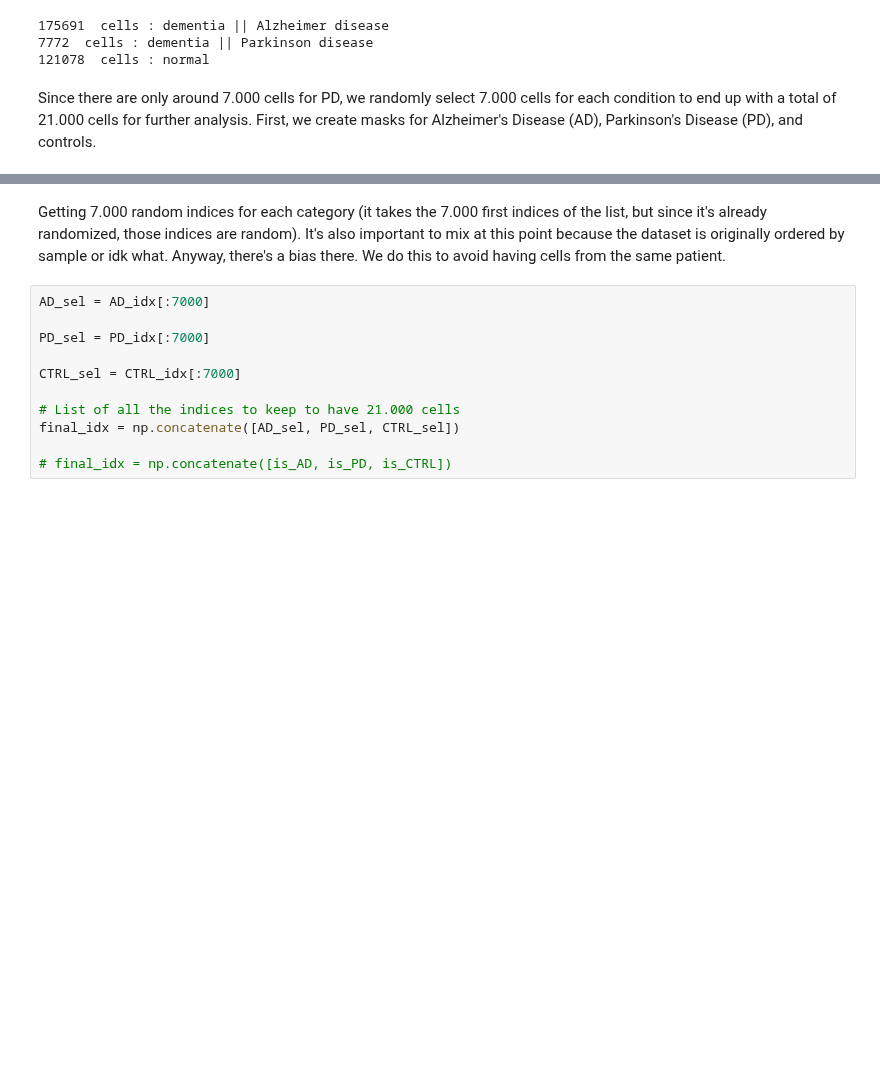
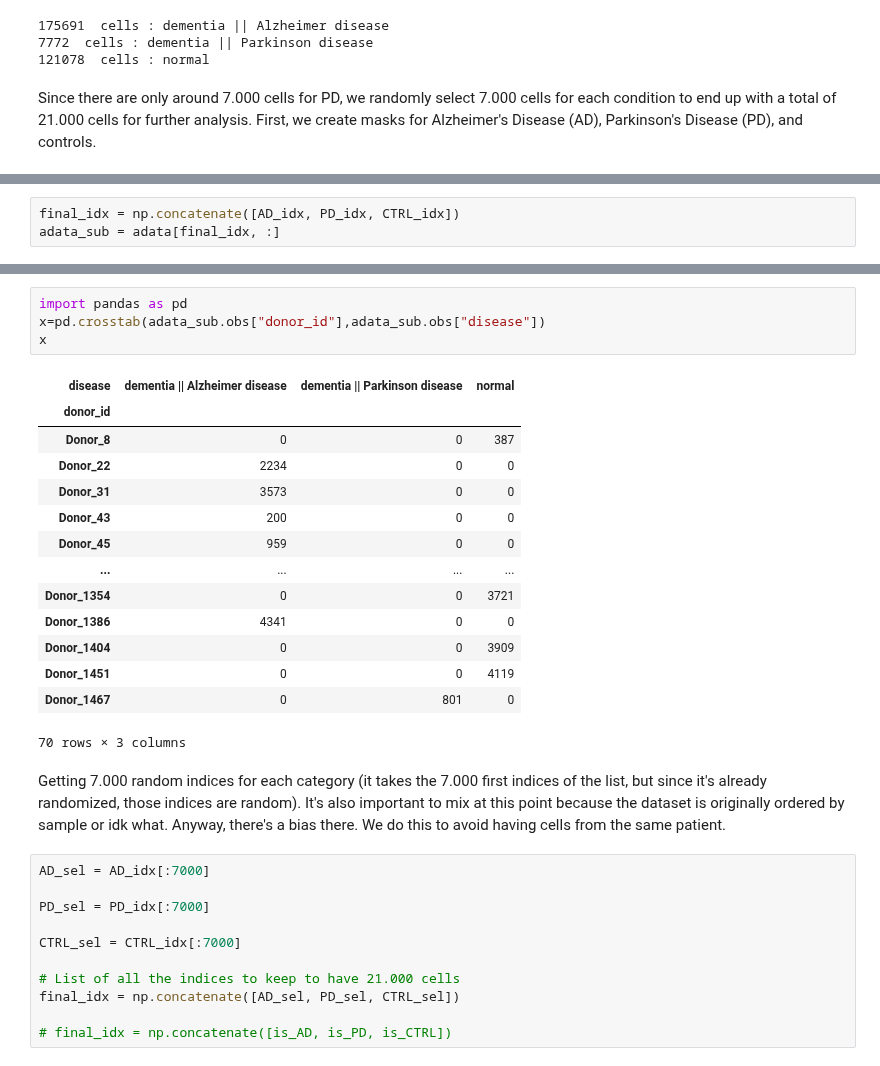
Before and after one commit to elodiehusson/transcriptomics-code, a Jupyter notebook: reduction of dataset.ipynb, the cells around one changed output, grey strips where cells are left out. Drawn from its saved outputs; the diff is of its cells as text; blank space fills up the shorter version.

```diff
--- a/reduction of dataset.ipynb
+++ b/reduction of dataset.ipynb
@@ -168,0 +221,3 @@ NameError: name 'adata' is not defined
+# %%
+final_idx = np.concatenate([AD_idx, PD_idx, CTRL_idx])
+adata_sub = adata[final_idx, :]
@@ -169,3 +241,22 @@ NameError: name 'adata' is not defined
+# %%
+import pandas as pd
+x=pd.crosstab(adata_sub.obs["donor_id"],adata_sub.obs["disease"])
+x
+# %% [output]
+| disease | dementia || Alzheimer disease | dementia || Parkinson disease | normal |
+| donor_id |  |  |  |
+| Donor_8 | 0 | 0 | 387 |
+| Donor_22 | 2234 | 0 | 0 |
+| Donor_31 | 3573 | 0 | 0 |
+| Donor_43 | 200 | 0 | 0 |
+| Donor_45 | 959 | 0 | 0 |
+| ... | ... | ... | ... |
+| Donor_1354 | 0 | 0 | 3721 |
+| Donor_1386 | 4341 | 0 | 0 |
+| Donor_1404 | 0 | 0 | 3909 |
+| Donor_1451 | 0 | 0 | 4119 |
+| Donor_1467 | 0 | 801 | 0 |
+70 rows × 3 columns
 # %% [markdown]
 Getting 7.000 random indices for each category (it takes the 7.000 first indices of the list, but since it's already randomized, those indices are random). It's also important to mix at this point because the dataset is originally ordered by sample or idk what. Anyway, there's a bias there. We do this to avoid having cells from the same patient.
 # %%
```
Also changed, not shown: parts of 6 cells of this notebook.
